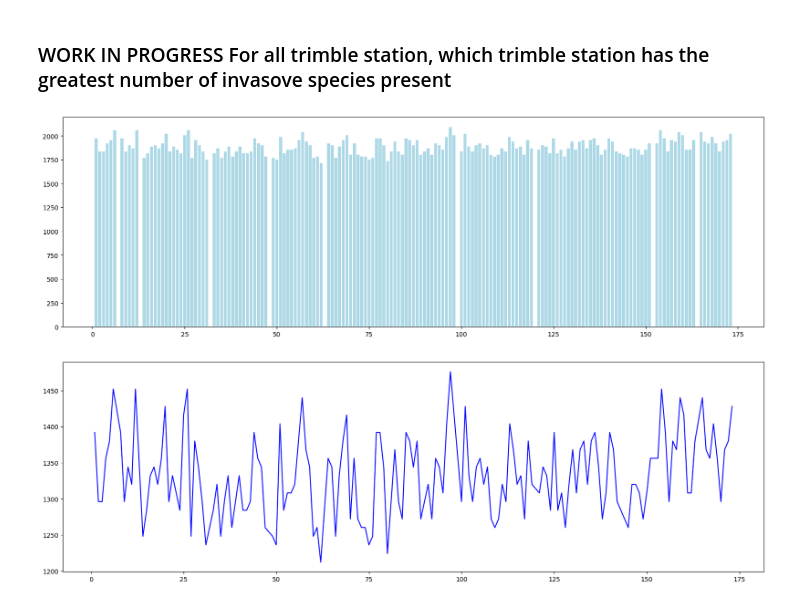
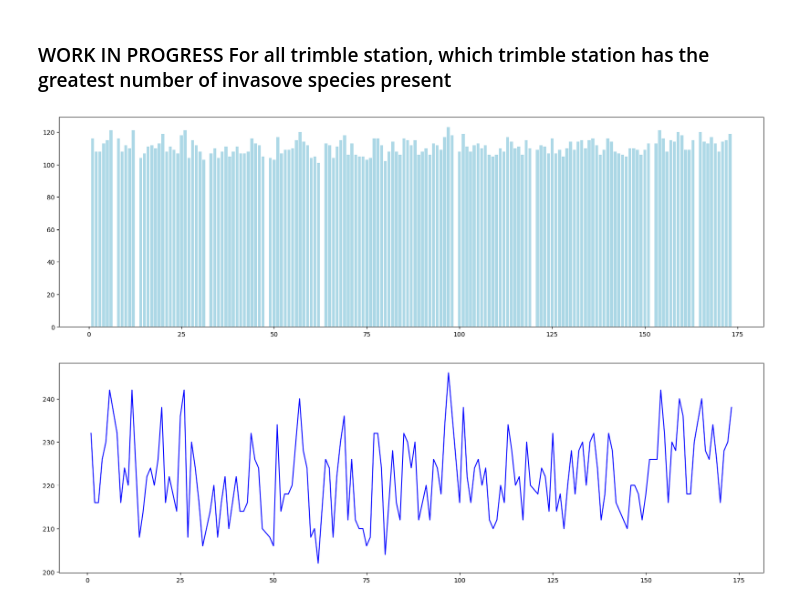
Before and after one commit to Graviton12/CS-430-Group-Project, a Jupyter notebook: 2021_Cherokee_Invasive_Survey_EDA_samia.ipynb, the cells around one changed output. Saved outputs shown, nothing was run; the diff lists cells and outputs as text; code cells hidden in the pictures.

```diff
--- a/2021_Cherokee_Invasive_Survey_EDA_samia.ipynb
+++ b/2021_Cherokee_Invasive_Survey_EDA_samia.ipynb
@@ -15,4 +19,4 @@ import seaborn as sns
 # %%
 # loading dataset
 # using skiprows=1 to skip the first row of the dataset
-dataset=pd.read_excel("/content/drive/MyDrive/CS 430 Group Project/olmstead_dataset.xlsx", sheet_name="2021 Cherokee Invasive Survey", skiprows=1)
+invasive_data_2021=pd.read_excel("/content/drive/MyDrive/CS 430 Group Project/olmstead_dataset.xlsx", sheet_name="2021 Cherokee Invasive Survey", skiprows=1)
@@ -69,5 +92,5 @@ dataset.describe()
 # %%
 # renaming columns
-dataset = dataset.rename(columns={'Trimble\nStation':'Trimble_station', 'Calculated using formula in densiometer':'average_canopy_cover', 'Calculated using formula in densiometer.1':'form_densiometer.1'})
+invasive_data_2021 = invasive_data_2021.rename(columns={'Trimble\nStation':'Trimble_station', 'Calculated using formula in densiometer':'average_canopy_cover', 'Calculated using formula in densiometer.1':'form_densiometer.1'})
 # %%
 # checking if columns were renamed
@@ -88,0 +107,3 @@ dataset
+# %%
+# deleting uneeded columns
+invasive_data_2021 = invasive_data_2021.drop(['N', 'E', 'S', 'W', 'Canopy gap and/or downed trees present', 'Canopy', 'Understory'], axis=1)
@@ -206,22 +240,22 @@ For the 2021 Cherokee Park dataset, based on the bar graph, the Euonymus Fortune
 # %%
 plt.figure(figsize=(20, 6))
 # Calculate the sum of all invasive species for each location (row-wise sum)
-dataset['row_sum'] = dataset.drop('Trimble_station', axis=1).sum(axis=1)
+invasive_data_2021['row_sum'] = invasive_data_2021.drop('Trimble_station', axis=1).sum(axis=1)
 # creating a bar graph to show the occurances of invasive species per trimble station
-plt.bar(dataset['Trimble_station'], dataset['row_sum'], color='lightblue')
+plt.bar(invasive_data_2021['Trimble_station'], invasive_data_2021['row_sum'], color='lightblue')
 
-#plt.xticks(dataset['Trimble_station'])
+#plt.xticks(invasive_data_2021['Trimble_station'])
 plt.show()
 # %% [output]
-[figure, old version]
+[figure, new version]
 # %%
 plt.figure(figsize=(20, 6))
 # Calculate the sum of all invasive species for each location (row-wise sum)
-dataset['row_sum'] = dataset.drop('Trimble_station', axis=1).sum(axis=1)
+invasive_data_2021['row_sum'] = invasive_data_2021.drop('Trimble_station', axis=1).sum(axis=1)
 # creating a bar graph to show the occurances of invasive species per trimble station
-plt.plot(dataset['Trimble_station'], dataset['row_sum'], color='blue')
+plt.plot(invasive_data_2021['Trimble_station'], invasive_data_2021['row_sum'], color='blue')
 
-#plt.xticks(dataset['Trimble_station'])
+#plt.xticks(invasive_data_2021['Trimble_station'])
 plt.show()
 # %% [output]
-[figure, old version]
+[figure, new version]
```
Also changed, not shown: parts of 26 cells of this notebook.
